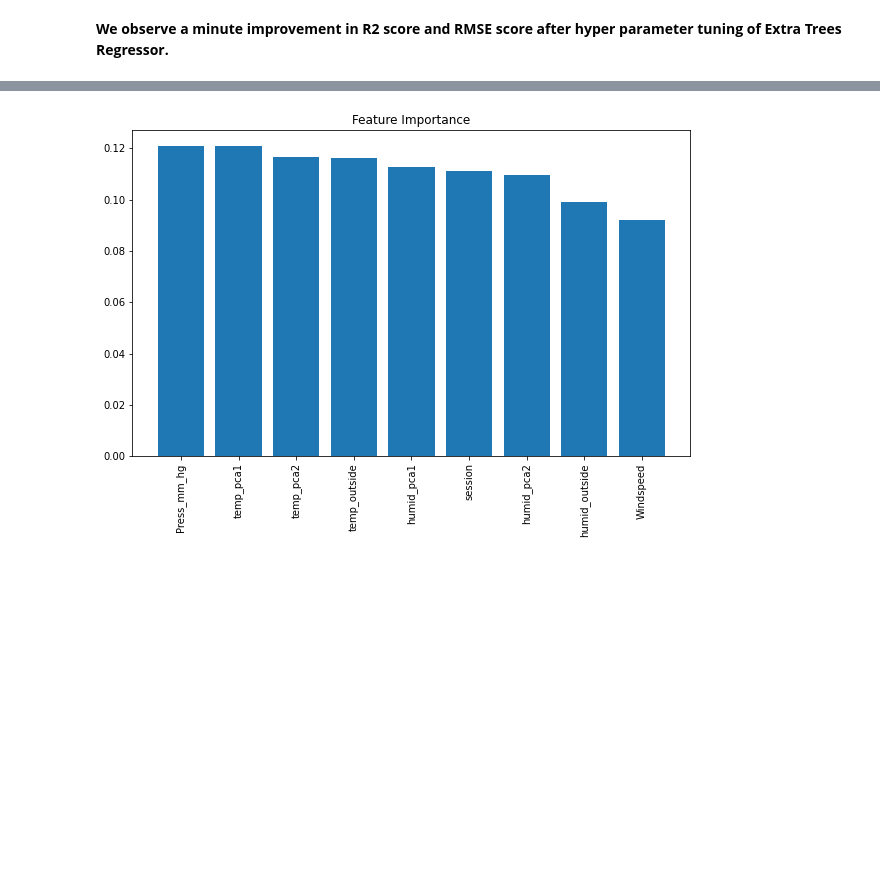
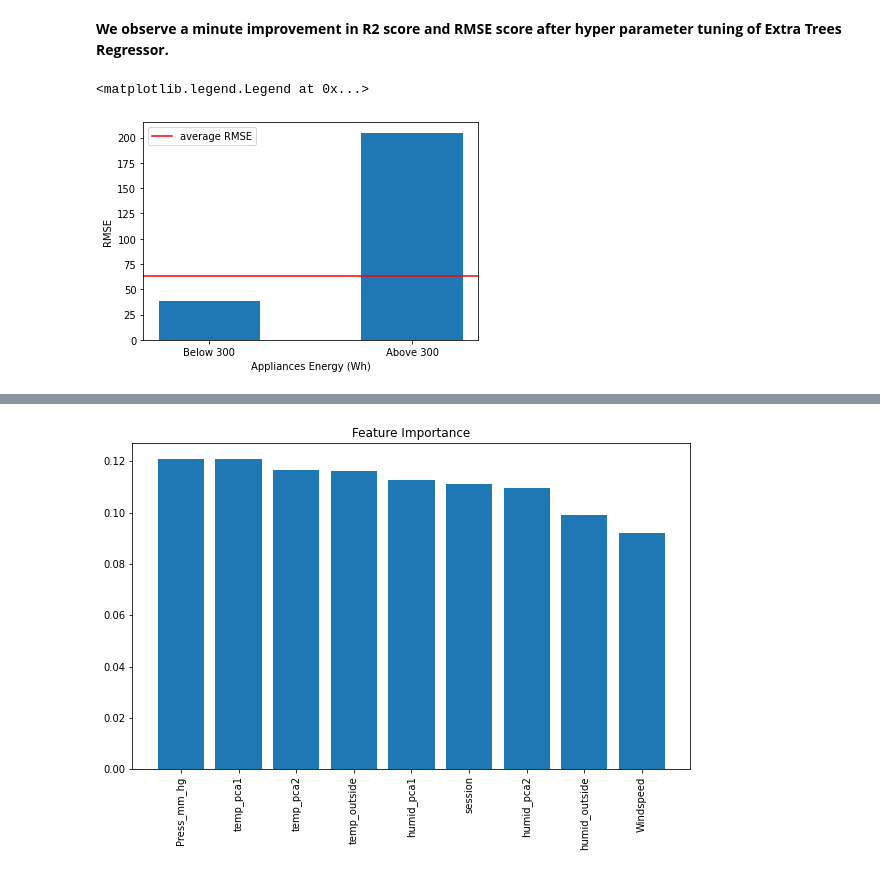
Before and after one commit to SmrutiRanjan27/Appliances-Energy-Prediction, a Jupyter notebook: Appliance_Energy_Prediction_Smruti_Ranjan.ipynb, the cells around one changed output, grey strips where cells are left out. Saved outputs shown, nothing was run; the diff lists cells and outputs as text; code cells hidden in the pictures; blank space fills up the shorter version.

```diff
--- a/Appliance_Energy_Prediction_Smruti_Ranjan.ipynb
+++ b/Appliance_Energy_Prediction_Smruti_Ranjan.ipynb
@@ -618,3 +624,17 @@ np.sqrt(mean_squared_error(y_test, grid_search.best_estimator_.predict(X_test)))
 0.6153701257735155
 # %% [markdown]
 **We observe a minute improvement in R2 score and RMSE score after hyper parameter tuning of Extra Trees Regressor.**
+# %%
+errors = []
+errors.append(np.sqrt(mean_squared_error(y_test[y_test*sc_y.scale_ + sc_y.mean_ < 300]*sc_y.scale_ + sc_y.mean_, grid_search.best_estimator_.predict(X_test[y_test*sc_y.scale_ + sc_y.mean_ < 300,:])*sc_y.scale_ + sc_y.mean_)))
+# %%
+errors.append(np.sqrt(mean_squared_error(y_test[y_test*sc_y.scale_ + sc_y.mean_ > 300]*sc_y.scale_ + sc_y.mean_, grid_search.best_estimator_.predict(X_test[y_test*sc_y.scale_ + sc_y.mean_ > 300,:])*sc_y.scale_ + sc_y.mean_)))
+# %%
+plt.bar(x=['Below 300', 'Above 300'], height=errors, width = 0.5)
+plt.axhline(np.sqrt(mean_squared_error(y_test*sc_y.scale_ + sc_y.mean_, grid_search.best_estimator_.predict(X_test)*sc_y.scale_ + sc_y.mean_)), color='red', label='average RMSE')
+plt.xlabel('Appliances Energy (Wh)')
+plt.ylabel('RMSE')
+plt.legend(loc='best')
+# %% [output]
+<matplotlib.legend.Legend at 0x...>
+[figure, added]
```
Also changed, not shown: parts of 48 cells of this notebook.
